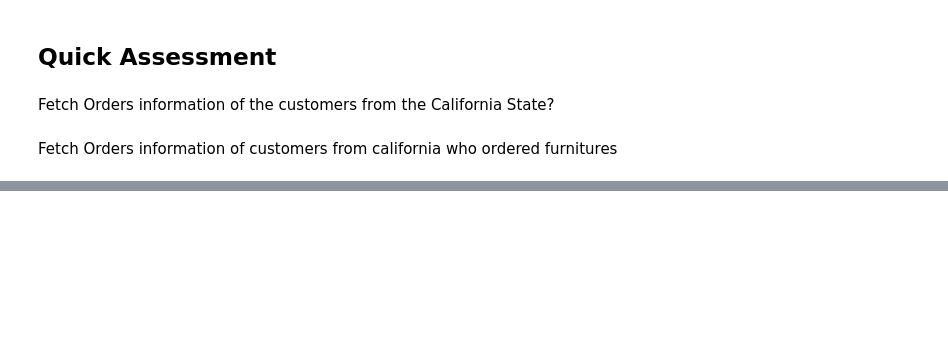
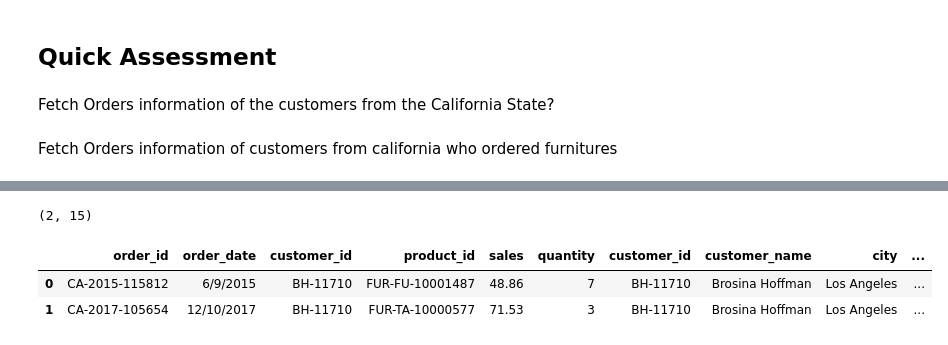
Before and after one commit to Bhakthipoorna/machine-learning, a Jupyter notebook: SQL_for_DataScience_Fullversion.ipynb, the cells around one changed output, grey strips where cells are left out. Cells and saved outputs as stored; diff of their text form; code cells hidden in the pictures; blank space fills up the shorter version.

```diff
--- a/SQL_for_DataScience_Fullversion.ipynb
+++ b/SQL_for_DataScience_Fullversion.ipynb
@@ -238,3 +226,15 @@ data
 | 2 | CA-2017-138688 | 6/12/2017 | DV-13045 | OFF-LA-10000240 | 14.620 | 2 | DV-13045 | Darrin Van Huff | Los Angeles | ... |
 | 3 | CA-2018-109265 | 2/8/2018 | BH-11710 | OFF-LA-10000240 | 14.620 | 5 | BH-11710 | Brosina Hoffman | Los Angeles | ... |
 | 4 | CA-2018-109862 | 4/9/2018 | DV-13045 | OFF-PA-10002365 | 15.552 | 1 | DV-13045 | Darrin Van Huff | Los Angeles | ... |
+# %%
+query = "select * from orders  \
+left join customers on orders.customer_id=customers.customer_id \
+left join products  on orders.product_id = products.product_id where state='California' AND category='Furniture' "
+data=pd.read_sql(query,conn)
+print(data.shape)
+data
+# %% [output]
+(2, 15)
+|  | order_id | order_date | customer_id | product_id | sales | quantity | customer_id | customer_name | city | ... |
+| 0 | CA-2015-115812 | 6/9/2015 | BH-11710 | FUR-FU-10001487 | 48.86 | 7 | BH-11710 | Brosina Hoffman | Los Angeles | ... |
+| 1 | CA-2017-105654 | 12/10/2017 | BH-11710 | FUR-TA-10000577 | 71.53 | 3 | BH-11710 | Brosina Hoffman | Los Angeles | ... |
```
Also changed, not shown: parts of 1 cell of this notebook.
